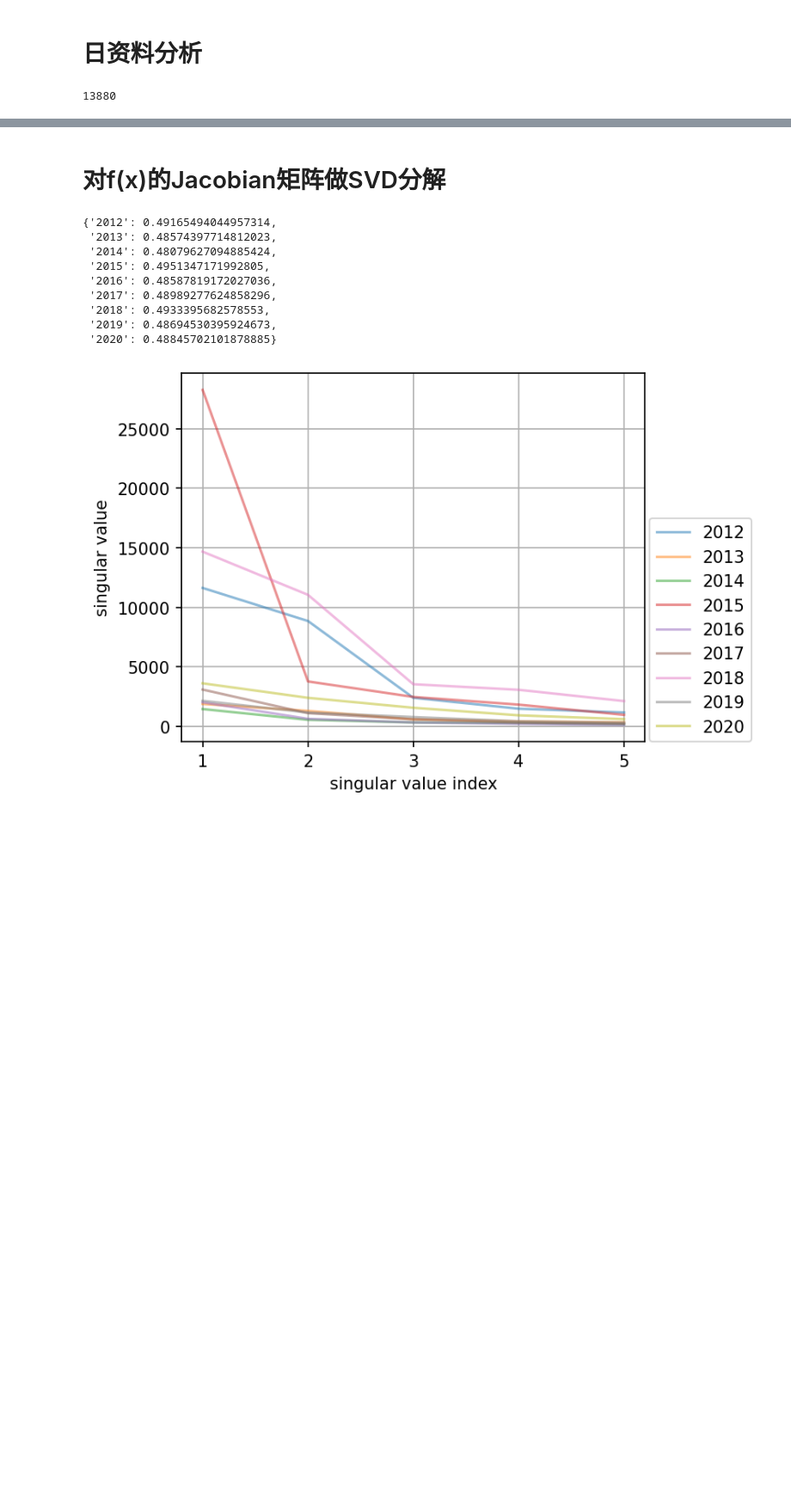
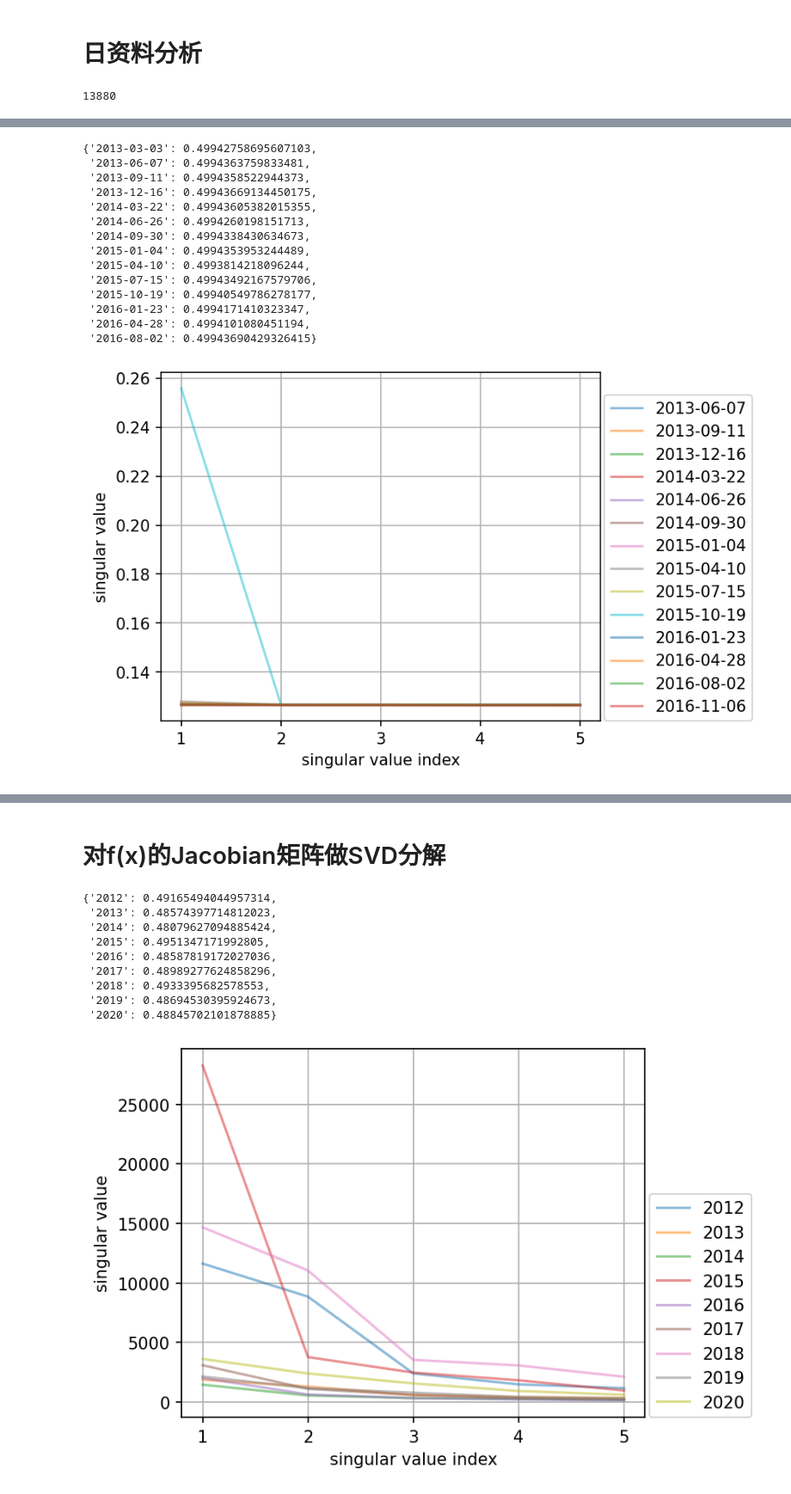
Before and after one commit to Matthew-ymz/Time-series-forecasting-for-causal-emergence, a Jupyter notebook: postprocessing/jacobian_svd.ipynb, the cells around one changed output, grey strips where cells are left out. Shown at 86% size. Cells and saved outputs as stored; diff of their text form; code cells hidden in the pictures; blank space fills up the shorter version.

Commit message:
qbo_daily_features

```diff
--- a/postprocessing/jacobian_svd.ipynb
+++ b/postprocessing/jacobian_svd.ipynb
@@ -14,36 +92,3 @@ days_difference = (end_date - start_date).days
 days_difference
 # %% [output]
 13880
-# %%
-def plot_singular(test_id_first, seeds = 1, length=1, window=5, start=1, end=16435, interval=108, sigmas=True):
-    start_date = pd.to_datetime("1979/01/01", format="%Y/%m/%d")
-    jacs = {i:[] for i in range(start, end, interval)}
-    for expid in range(seeds):
-        test_id = test_id_first + str(expid)
-        for i in range(start, end, interval):
-            str_i = f'{i:04d}'
-            mat = np.load(f'../results/jacobian/{test_id}/jac_{str_i}.npy').reshape(length*37, -1).astype(float)
-            mat = mat.T @ mat
-            if sigmas:
-                L = np.load(f'../results/cov_L/{test_id}/L_{str_i}.npy')
-                mat = mat.T @ inv(L[0]) @ mat
-            u, s, vt = np.linalg.svd(mat)
-            jacs[i].append(s)
-
-    plt.figure(figsize=(5,4),dpi=150)
-    for i in range(start, end, interval):
-        time = start_date + pd.Timedelta(days=i)
-        jac_arr = np.array(jacs[i])
-        jac_mean = np.mean(jac_arr, axis=0)
-        jac_std = np.std(jac_arr, axis=0)
-        plt.plot(jac_mean[:window], label=time.strftime("%Y-%m-%d"), alpha=0.5)
-        plt.fill_between(range(window), jac_mean[:window]+jac_std[:window], jac_mean[:window]-jac_std[:window], alpha=0.15)
-    plt.grid()
-    plt.xlabel("singular value index")
-    plt.xticks(range(window), [1+i for i in range(window)])
-    plt.ylabel("singular value")
-    plt.legend(loc=[1.01,0])
-
-
-test_id = 'long_term_forecast_iT_cov_qbo_daily_iTransformer_QBO_ftM_sl96_pl12_dm512_nh8_el4_dl1_df512_fc3_floc0_lam0.0_dtTrue_Exp_'
-plot_singular(test_id, seeds = 1, length=12, start=12852, end=13824, interval=108, window=5, sigmas=False)
@@ -109,0 +95,21 @@ plot_singular_cum(test_id, seeds = 1, length=12, start=12852, end=13824, interva
+# %%
+batch_size = 8
+test_id = 'long_term_forecast_iT_cov_qbo_daily_iTransformer_cov_QBO_ft5_sl96_pl96_dm512_nh8_el4_dl1_df512_fc3_flocvali_first_lam0.001_dtTrue_Exp_'
+plot_singular(test_id, seeds = 1, length=96, dims=5, start=12480, end=13824, interval=96, window=5, sigmas=True)
+plot_singular_cum(test_id, seeds = 1, length=96, dims=5, start=12480, end=13824, interval=96, window='all', sigmas=True, figure_show=True)
+# %% [output]
+{'2013-03-03': 0.49942758695607103,
+ '2013-06-07': 0.4994363759833481,
+ '2013-09-11': 0.4994358522944373,
+ '2013-12-16': 0.49943669134450175,
+ '2014-03-22': 0.49943605382015355,
+ '2014-06-26': 0.4994260198151713,
+ '2014-09-30': 0.4994338430634673,
+ '2015-01-04': 0.4994353953244489,
+ '2015-04-10': 0.4993814218096244,
+ '2015-07-15': 0.49943492167579706,
+ '2015-10-19': 0.49940549786278177,
+ '2016-01-23': 0.4994171410323347,
+ '2016-04-28': 0.4994101080451194,
+ '2016-08-02': 0.49943690429326415}
+[figure, added]
```
Also changed, not shown: parts of 6 cells of this notebook, 13 other files.
